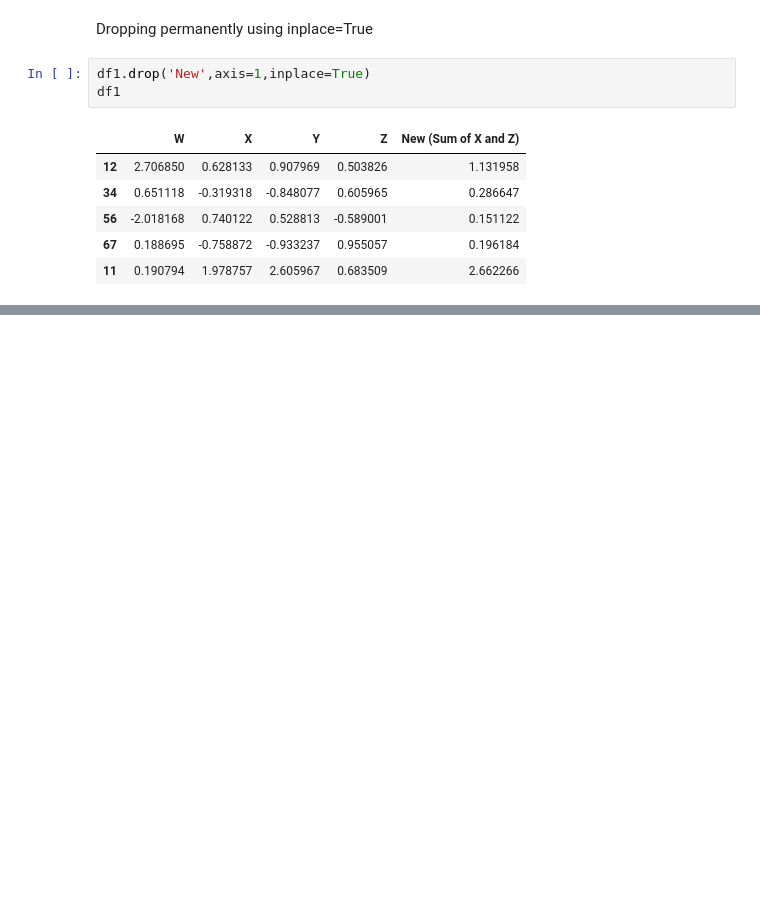
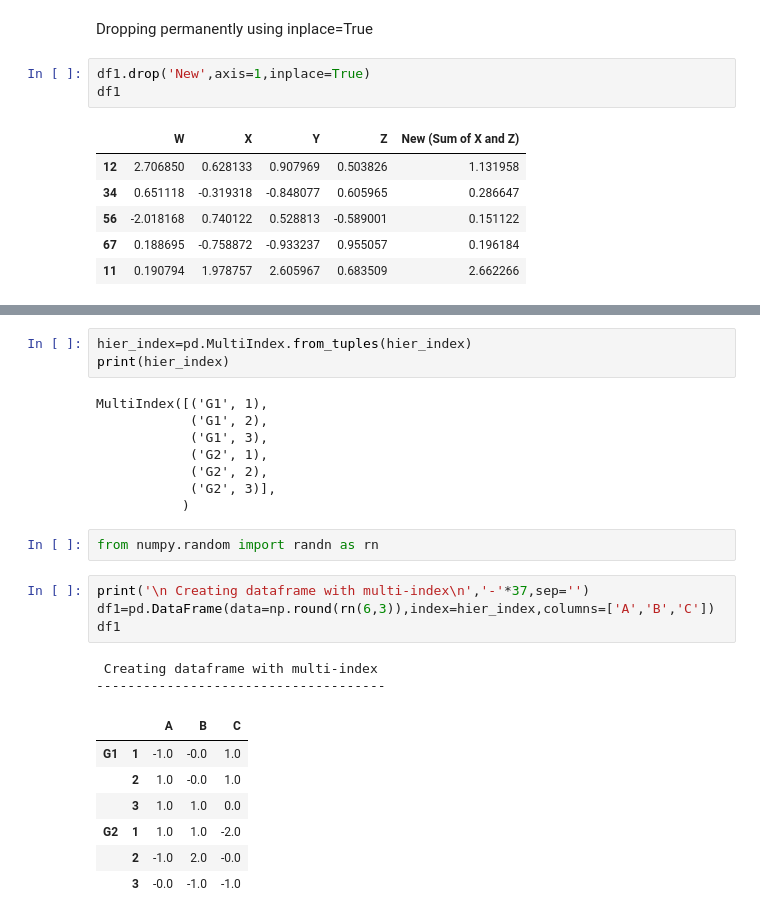
Before and after one commit to Parag18081994/Ghost, a Jupyter notebook: Python/Machine Learning iNeuron/25th_July_ML.ipynb, the cells around one changed output, grey strips where cells are left out. Saved outputs shown, nothing was run; the diff lists cells and outputs as text; blank space fills up the shorter version.

```diff
--- a/Python/Machine Learning iNeuron/25th_July_ML.ipynb
+++ b/Python/Machine Learning iNeuron/25th_July_ML.ipynb
@@ -278,0 +279,27 @@ l[0:5]
+# %%
+hier_index=pd.MultiIndex.from_tuples(hier_index)
+print(hier_index)
+# %% [output]
+MultiIndex([('G1', 1),
+            ('G1', 2),
+            ('G1', 3),
+            ('G2', 1),
+            ('G2', 2),
+            ('G2', 3)],
+           )
+# %%
+from numpy.random import randn as rn
+# %%
+print('\n Creating dataframe with multi-index\n','-'*37,sep='')
+df1=pd.DataFrame(data=np.round(rn(6,3)),index=hier_index,columns=['A','B','C'])
+df1
+# %% [output]
+ Creating dataframe with multi-index
+-------------------------------------
+|  |  | A | B | C |
+| G1 | 1 | -1.0 | -0.0 | 1.0 |
+|  | 2 | 1.0 | -0.0 | 1.0 |
+|  | 3 | 1.0 | 1.0 | 0.0 |
+| G2 | 1 | 1.0 | 1.0 | -2.0 |
+|  | 2 | -1.0 | 2.0 | -0.0 |
+|  | 3 | -0.0 | -1.0 | -1.0 |
```
Also changed, not shown: parts of 19 cells of this notebook.
